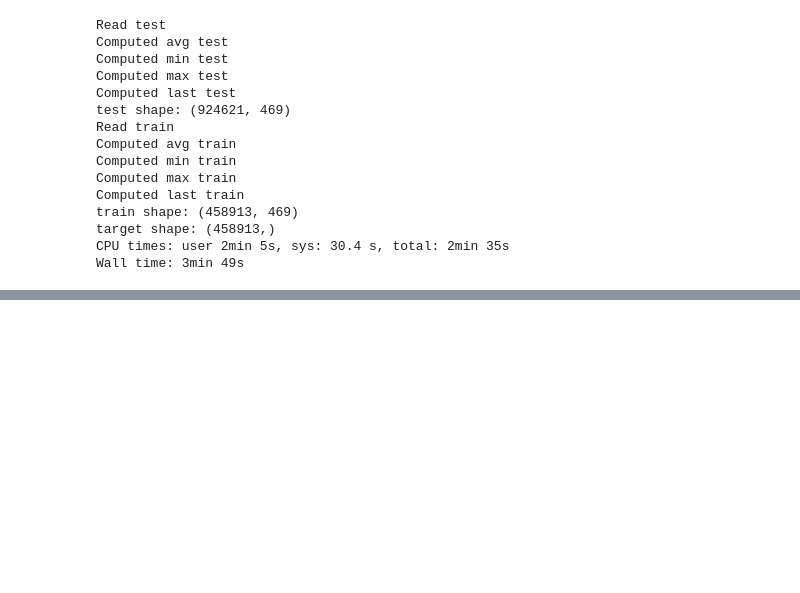
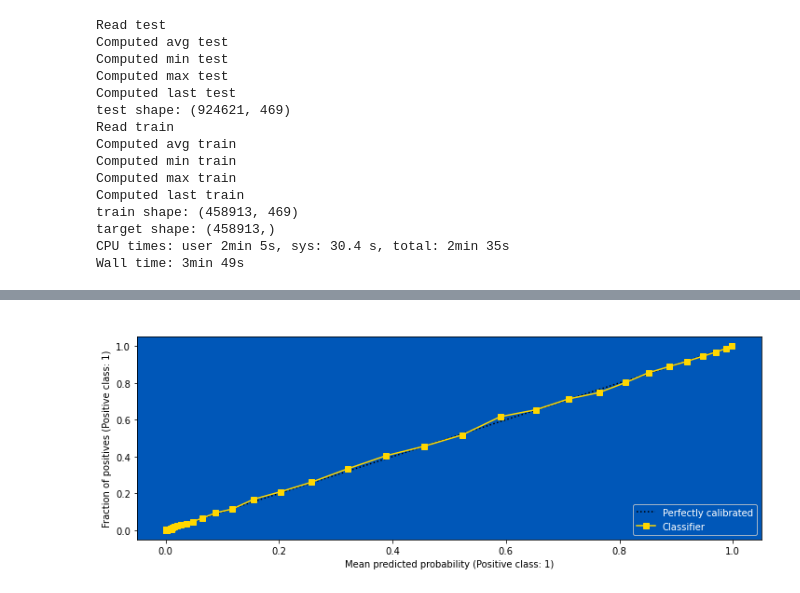
Before and after one commit to YuLim2/Kaggle, a Jupyter notebook: AMEX/amex-data-analysis-in-english.ipynb, the cells around one changed output, grey strips where cells are left out. Drawn from its saved outputs; the diff is of its cells as text; code cells hidden in the pictures; blank space fills up the shorter version.

```diff
--- a/AMEX/amex-data-analysis-in-english.ipynb
+++ b/AMEX/amex-data-analysis-in-english.ipynb
@@ -468,0 +560,8 @@ Wall time: 3min 49s
+# %%
+plt.figure(figsize=(12, 4))
+CalibrationDisplay.from_predictions(y_va, sigmoid(y_va_pred), n_bins=50,
+                                    strategy='quantile', ax=plt.gca())
+plt.title('Probability calibration')
+plt.show()
+# %% [output]
+[figure, added]
```
Also changed, not shown: parts of 7 cells of this notebook.
